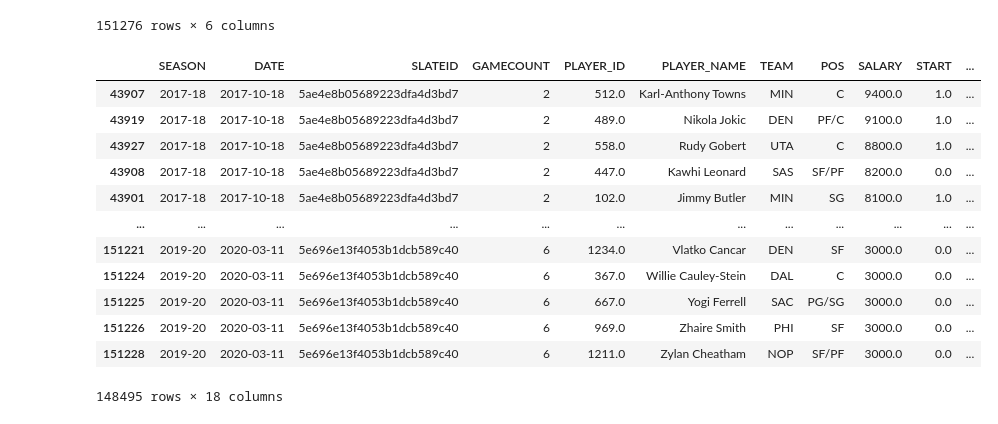
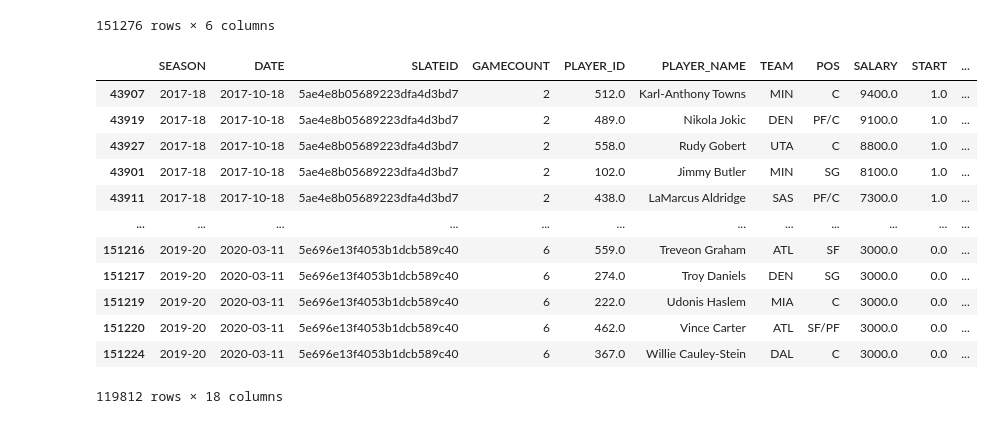
Before and after one commit to bshim1108/pyNBA, a Jupyter notebook: pyNBA/Research/Ownership_2.ipynb, the cells around one changed output. Cells and saved outputs as stored; diff of their text form; code cells hidden in the pictures.

```diff
--- a/pyNBA/Research/Ownership_2.ipynb
+++ b/pyNBA/Research/Ownership_2.ipynb
@@ -40,7 +40,7 @@ salary_data['NAME'] = salary_data['PLAYER'].apply(clean_data.convert_rotoguru_na
 contest_data = query_data.query_contest_data()
 contest_data = contest_data.loc[contest_data['SITE'] == 'DRAFTKINGS']
 contest_data = contest_data.loc[
-    (contest_data['SLATETYPE'] == 'Classic') & (contest_data['CASHLINE'] > 200) &
+    (contest_data['SLATETYPE'] == 'Classic') & (contest_data['CASHLINE'] > 200) & (contest_data['TOTALENTRIES'] > 100) &
     (~contest_data['CONTESTNAME'].str.lower().str.contains('|'.join(BAD_CONTEST_SUBSTRINGS)))
 ].dropna(subset=['CASHLINE'])
 contest_data['MAXROI'] = contest_data['TOPPRIZE']/contest_data['ENTRYFEE']
@@ -58,18 +58,19 @@ boxscore_data = query_data.query_boxscore_data()
 /Users/brandonshimiaie/Projects/pyNBA/sqlite/db/nba.db
 2.6.0
 # %%
-def _get_projection(projection_1, projection_2):
-    """Returns a projection given two projections, with favor to the first projection"""
-    if np.isnan(projection_1) and np.isnan(projection_2):
+def _get_projection(roto_projection, linestar_projection):
+    if np.isnan(roto_projection) and np.isnan(linestar_projection):
         return 0
-    elif np.isnan(projection_1):
-        return projection_2
-    elif np.isnan(projection_2):
-        return projection_1
-    elif projection_1 == 0 or projection_2 == 0:
+    elif np.isnan(roto_projection):
+        return linestar_projection
+    elif np.isnan(linestar_projection):
+        return roto_projection
+    elif roto_projection == 0 and linestar_projection != 0:
+        return linestar_projection
+    elif roto_projection != 0 and linestar_projection == 0:
         return 0
     else:
-        return projection_1
+        return roto_projection
 
 linestarapp_data = linestarapp_data.loc[linestarapp_data['SITE'] == 'DRAFTKINGS']
 linestarapp_data = linestarapp_data.rename(columns={'PROJECTION': 'LINESTARAPP_PROJECTION'})
@@ -180,43 +181,42 @@ df = df.merge(
     projections,
     on=['DATE', 'SITE', 'PLAYER_ID', 'PLAYER_NAME', 'POS', 'TEAM'],
     how='left'
 )
 
 season_dates = boxscore_data[['SEASON', 'DATE']].drop_duplicates()
 df = df.merge(
     season_dates,
     on=['DATE'],
     how='left'
 )
 
 df = df.dropna(subset=['SALARY'])
 df = df.loc[
     (df['PROJECTION'] != 0) |
-    (df['COMMENT'].isnull()) |
     (df['COMMENT'] == '') |
     (df['COMMENT'].str.contains('coach', case=False))
 ]
 
 pd.set_option('display.max_columns', None)
 df[[
     'SEASON', 'DATE', 'SLATEID', 'GAMECOUNT', 'PLAYER_ID', 'PLAYER_NAME', 'TEAM', 'POS', 'SALARY',
     'START', 'SPREAD', 'TOTAL', 'OPPRANK_DvP_L20', 'OPPRANK_D_L20', 'PROJECTION', 'FINAL', 'OWNERSHIP',
     'COMMENT'
 ]].sort_values(by=['DATE', 'SLATEID', 'SALARY'], ascending=[True, False, False])
 # %% [output]
 |  | SEASON | DATE | SLATEID | GAMECOUNT | PLAYER_ID | PLAYER_NAME | TEAM | POS | SALARY | START | ... |
 | 43907 | 2017-18 | 2017-10-18 | 5ae4e8b05689223dfa4d3bd7 | 2 | 512.0 | Karl-Anthony Towns | MIN | C | 9400.0 | 1.0 | ... |
 | 43919 | 2017-18 | 2017-10-18 | 5ae4e8b05689223dfa4d3bd7 | 2 | 489.0 | Nikola Jokic | DEN | PF/C | 9100.0 | 1.0 | ... |
 | 43927 | 2017-18 | 2017-10-18 | 5ae4e8b05689223dfa4d3bd7 | 2 | 558.0 | Rudy Gobert | UTA | C | 8800.0 | 1.0 | ... |
-| 43908 | 2017-18 | 2017-10-18 | 5ae4e8b05689223dfa4d3bd7 | 2 | 447.0 | Kawhi Leonard | SAS | SF/PF | 8200.0 | 0.0 | ... |
 | 43901 | 2017-18 | 2017-10-18 | 5ae4e8b05689223dfa4d3bd7 | 2 | 102.0 | Jimmy Butler | MIN | SG | 8100.0 | 1.0 | ... |
+| 43911 | 2017-18 | 2017-10-18 | 5ae4e8b05689223dfa4d3bd7 | 2 | 438.0 | LaMarcus Aldridge | SAS | PF/C | 7300.0 | 1.0 | ... |
 | ... | ... | ... | ... | ... | ... | ... | ... | ... | ... | ... | ... |
-| 151221 | 2019-20 | 2020-03-11 | 5e696e13f4053b1dcb589c40 | 6 | 1234.0 | Vlatko Cancar | DEN | SF | 3000.0 | 0.0 | ... |
+| 151216 | 2019-20 | 2020-03-11 | 5e696e13f4053b1dcb589c40 | 6 | 559.0 | Treveon Graham | ATL | SF | 3000.0 | 0.0 | ... |
+| 151217 | 2019-20 | 2020-03-11 | 5e696e13f4053b1dcb589c40 | 6 | 274.0 | Troy Daniels | DEN | SG | 3000.0 | 0.0 | ... |
+| 151219 | 2019-20 | 2020-03-11 | 5e696e13f4053b1dcb589c40 | 6 | 222.0 | Udonis Haslem | MIA | C | 3000.0 | 0.0 | ... |
+| 151220 | 2019-20 | 2020-03-11 | 5e696e13f4053b1dcb589c40 | 6 | 462.0 | Vince Carter | ATL | SF/PF | 3000.0 | 0.0 | ... |
 | 151224 | 2019-20 | 2020-03-11 | 5e696e13f4053b1dcb589c40 | 6 | 367.0 | Willie Cauley-Stein | DAL | C | 3000.0 | 0.0 | ... |
-| 151225 | 2019-20 | 2020-03-11 | 5e696e13f4053b1dcb589c40 | 6 | 667.0 | Yogi Ferrell | SAC | PG/SG | 3000.0 | 0.0 | ... |
-| 151226 | 2019-20 | 2020-03-11 | 5e696e13f4053b1dcb589c40 | 6 | 969.0 | Zhaire Smith | PHI | SF | 3000.0 | 0.0 | ... |
-| 151228 | 2019-20 | 2020-03-11 | 5e696e13f4053b1dcb589c40 | 6 | 1211.0 | Zylan Cheatham | NOP | SF/PF | 3000.0 | 0.0 | ... |
-148495 rows × 18 columns
+119812 rows × 18 columns
 # %%
 from pyNBA.Models.features import FeatureCreation
 
```
Also changed, not shown: parts of 12 cells of this notebook, 43 other files.
